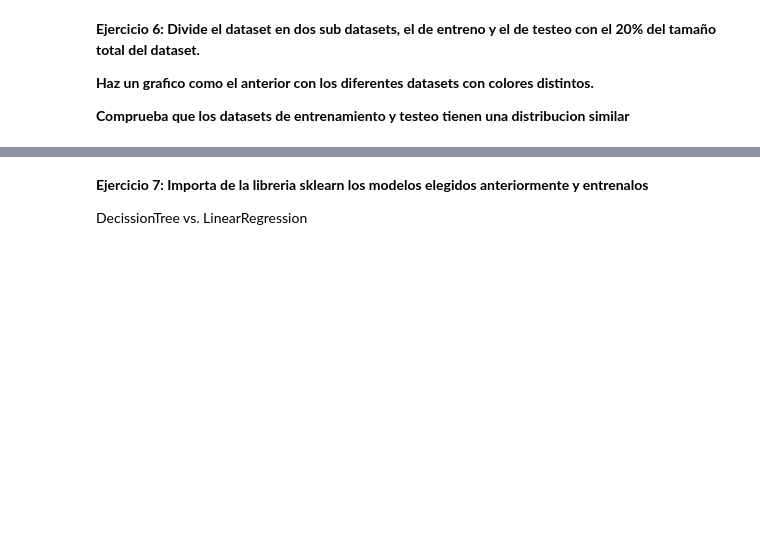
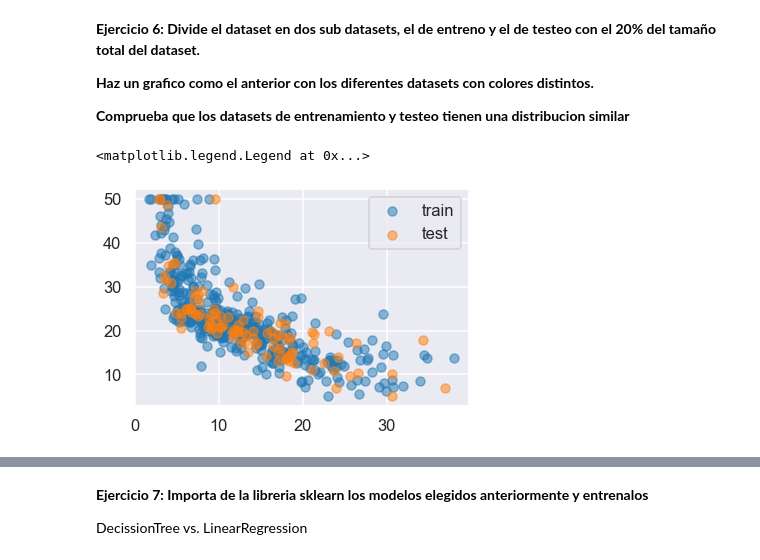
Before and after one commit to magheata/uib-aa-g1-material-master, a Jupyter notebook: W3 - Model selection/1 - Intro to ML - Selección de modelo y ajuste de hiper-parametros.ipynb, the cells around one changed output, grey strips where cells are left out. Cells and saved outputs as stored; diff of their text form; code cells hidden in the pictures; blank space fills up the shorter version.

```diff
--- a/W3 - Model selection/1 - Intro to ML - Selección de modelo y ajuste de hiper-parametros.ipynb
+++ b/W3 - Model selection/1 - Intro to ML - Selección de modelo y ajuste de hiper-parametros.ipynb
@@ -192,10 +232,13 @@ df[['LSTAT', 'y']].plot(kind=##, x=##, y=##)
 # %%
 from sklearn.model_selection import train_test_split
 
-test_size = ##
+test_size=0.2
 
-X_train, X_test, y_train, y_test = train_test_split(##, ##, test_size=##, random_state=42)
+X_train, X_test, y_train, y_test = train_test_split(df[['LSTAT']], df[['y']], test_size=test_size, random_state=42)
 
-plt.scatter(##, ##, label='train', c='firebrick', alpha=0.5)
-plt.scatter(##, ##, label='test', alpha=0.5)
+plt.scatter(X_train, y_train, label='train', alpha=0.5)
+plt.scatter(X_test, y_test, label='test', alpha=0.5)
 plt.legend()
+# %% [output]
+<matplotlib.legend.Legend at 0x...>
+[figure, added]
```
Also changed, not shown: parts of 29 cells of this notebook.
